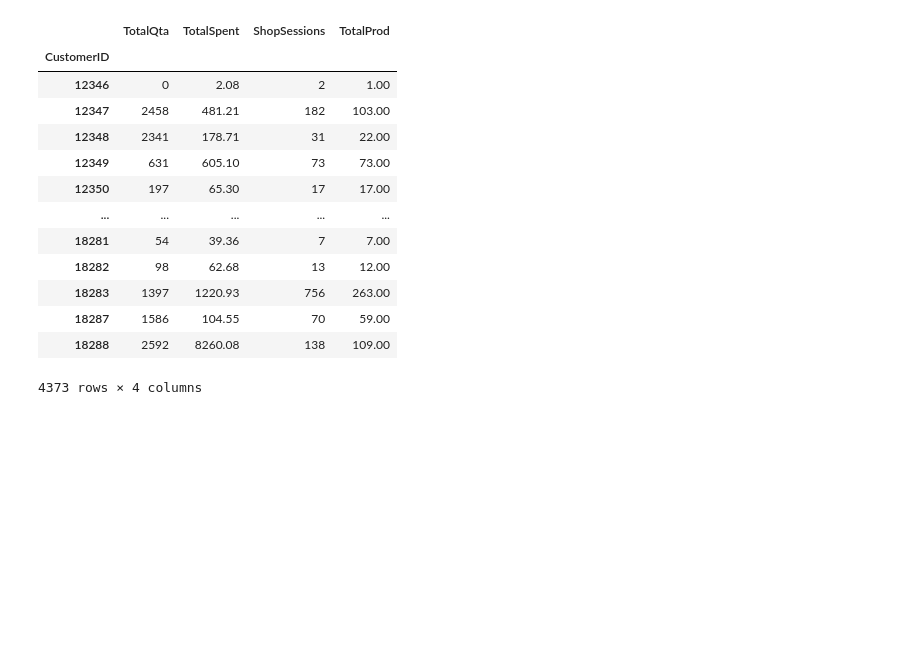
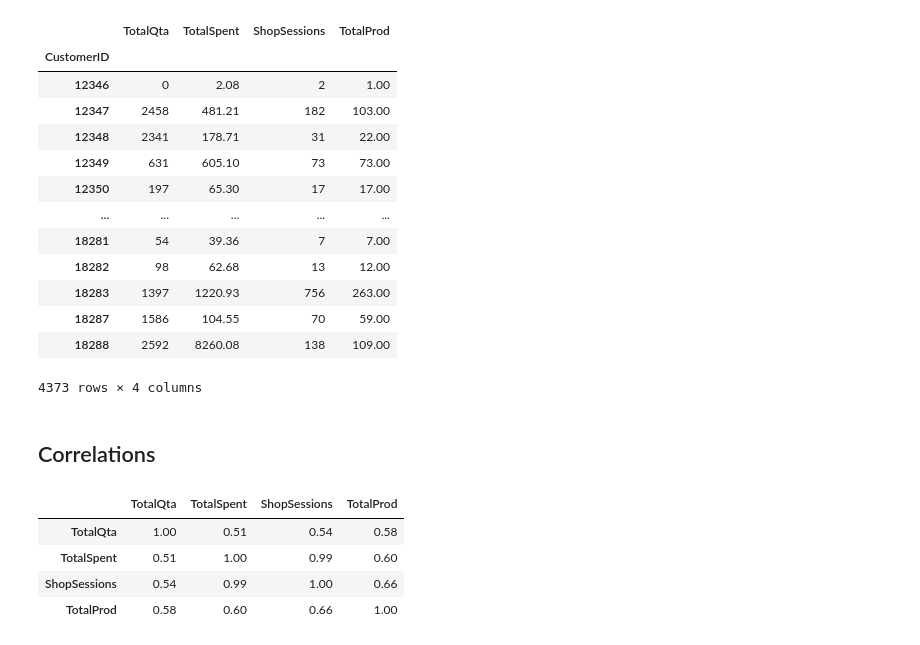
Before and after one commit to dilettagoglia/DataMining, a Jupyter notebook: Task1.ipynb, the cells around one changed output. Saved outputs shown, nothing was run; the diff lists cells and outputs as text; code cells hidden in the pictures; blank space fills up the shorter version.

Commit message:
Task 1.2 started
- extracting new features about customer profile
- start building the new dataset
- nice correlations found

```diff
--- a/Task1.ipynb
+++ b/Task1.ipynb
@@ -1270,3 +1264,13 @@ customers
 # %%
 # Exporting the new dataset in CSV format
 customers.to_csv(r'customers.csv', index = False)
+# %% [markdown]
+## Correlations
+# %%
+customers.corr()
+# %% [output]
+|  | TotalQta | TotalSpent | ShopSessions | TotalProd |
+| TotalQta | 1.00 | 0.51 | 0.54 | 0.58 |
+| TotalSpent | 0.51 | 1.00 | 0.99 | 0.60 |
+| ShopSessions | 0.54 | 0.99 | 1.00 | 0.66 |
+| TotalProd | 0.58 | 0.60 | 0.66 | 1.00 |
```
Also changed, not shown: parts of 4 cells of this notebook.
